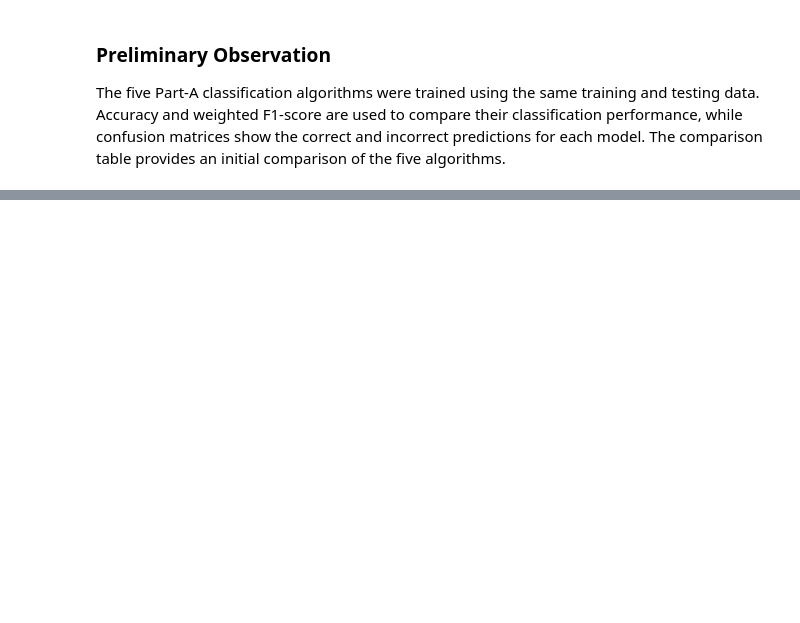
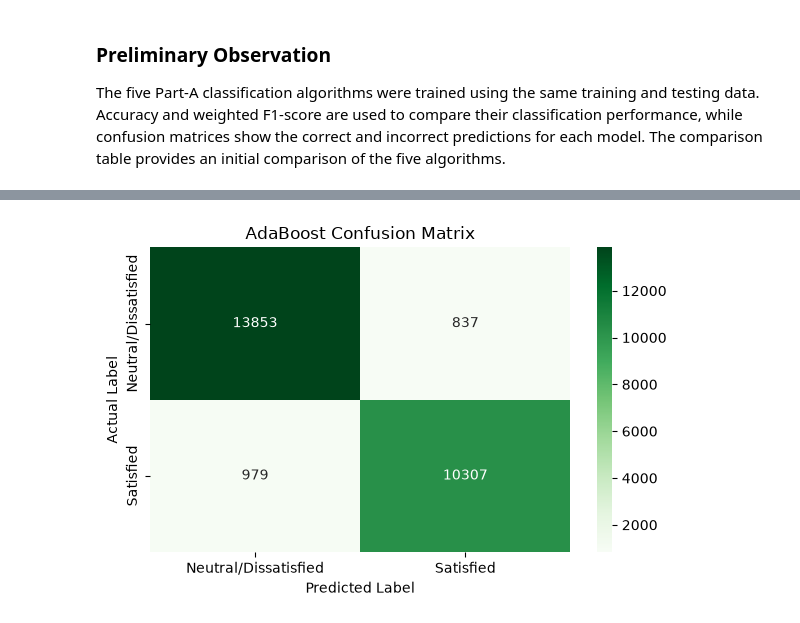
Before and after one commit to ML-Capstone-Review/ML-Capstone-Project, a Jupyter notebook: notebooks/classification.ipynb, the cells around one changed output, grey strips where cells are left out. Saved outputs shown, nothing was run; the diff lists cells and outputs as text; code cells hidden in the pictures; blank space fills up the shorter version.

```diff
--- a/notebooks/classification.ipynb
+++ b/notebooks/classification.ipynb
@@ -680,0 +1083,25 @@ The five Part-A classification algorithms were trained using the same training a
+# %%
+# ============================================================
+# E9 — ADABOOST CONFUSION MATRIX
+# ============================================================
+
+ada_cm = confusion_matrix(y_test, y_pred_ada)
+
+plt.figure(figsize=(6, 4))
+
+sns.heatmap(
+    ada_cm,
+    annot=True,
+    fmt="d",
+    cmap="Greens",
+    xticklabels=["Neutral/Dissatisfied", "Satisfied"],
+    yticklabels=["Neutral/Dissatisfied", "Satisfied"]
+)
+
+plt.xlabel("Predicted Label")
+plt.ylabel("Actual Label")
+plt.title("AdaBoost Confusion Matrix")
+plt.tight_layout()
+plt.show()
+# %% [output]
+[figure, added]
```
Also changed, not shown: parts of 16 cells of this notebook.
